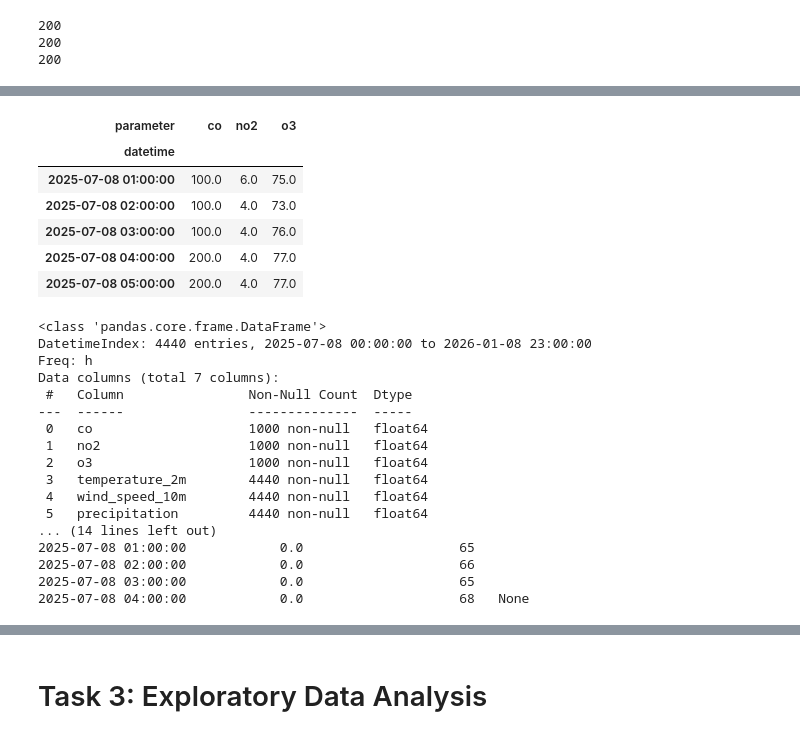
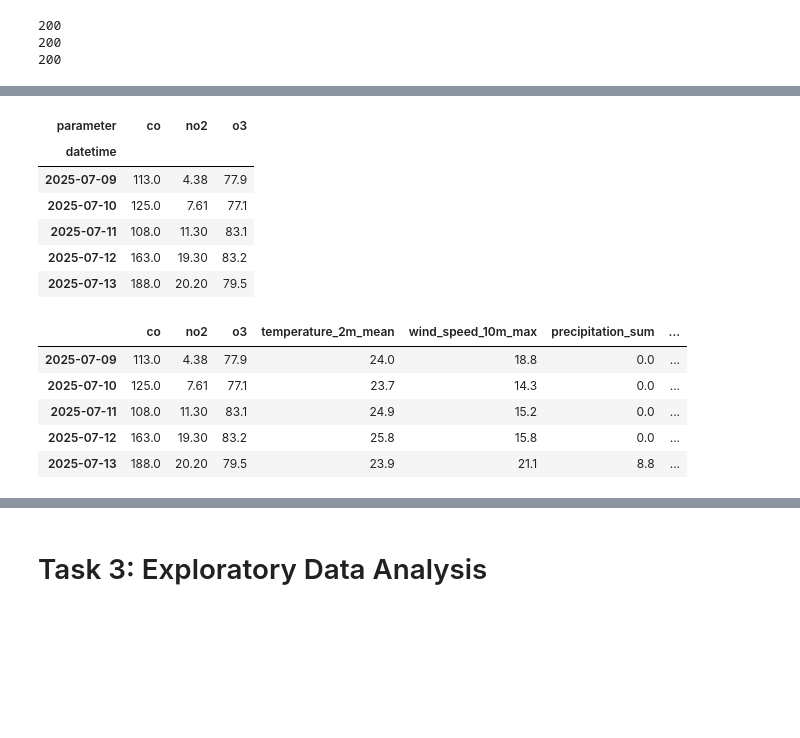
Before and after one commit to Gloreti03/Api-rest-homework-, a Jupyter notebook: apihomework.ipynb, the cells around one changed output, grey strips where cells are left out. Saved outputs shown, nothing was run; the diff lists cells and outputs as text; code cells hidden in the pictures; blank space fills up the shorter version.

```diff
--- a/apihomework.ipynb
+++ b/apihomework.ipynb
@@ -21,7 +21,13 @@ weather_params = {
 	"longitude": 12.51133,
 	"start_date": "2025-07-08",
 	"end_date": "2026-01-08",
-	"hourly": ["temperature_2m", "wind_speed_10m", "precipitation", "relative_humidity_2m"],
+	"daily": [
+        "temperature_2m_mean",
+        "wind_speed_10m_max",
+        "precipitation_sum",
+        "relative_humidity_2m_mean"
+    ],
+	"timezone": "Europe/Rome"
 }
 weather_response = requests.get(
 	weather_url,
@@ -83,11 +89,12 @@ pollutants = ["no2", "o3", "co"]
 
 # Quering the API for each sensor
 for id, pollutant in zip(sensor_ids, pollutants):
-    aq_url = f"https://api.openaq.org/v3/sensors/{id}/measurements/hourly"
-    aq_params={
-        "datetime_from": "2025-07-08",
-        "datetime_to": "2026-01-08",
-        "limit": 1000
+    aq_url = f"https://api.openaq.org/v3/sensors/{id}/days"
+    aq_params = {
+        "date_from": "2025-07-08T00:00:00",
+        "date_to": "2026-01-08T23:59:59",
+        "limit": 1000,
+        "group_by": "day"
     }
     aq_response = requests.get(
         aq_url,
@@ -134,66 +140,59 @@ def process_openaq_json(file_path):
 
     # Exctracting results
     results = data.get('results', [])
 
     # Exctracting useful data
     rows = []
     for item in results:
         rows.append({
-            'datetime': item['period']['datetimeTo']['local'],
-            'parameter': item['parameter']['name'],
-            'value': item['value']
+            'datetime': item.get('period', {}).get('datetimeTo', {}).get('local'),
+            'parameter': item.get('parameter', {}).get('name'),
+            'value': item.get('value')
         })
 
     # Creating data frames
     df = pd.DataFrame(rows)
 
     # Converting datetime object
-    df['datetime'] = pd.to_datetime(df['datetime']).dt.tz_localize(None)
+    df['datetime'] = pd.to_datetime(df['datetime'].str.slice(0, 10), errors='coerce')
+    df = df.dropna(subset=['datetime'])
 
     # Transforming df
-    df = df.pivot(index='datetime', columns='parameter', values='value')
+    df = df.pivot_table(index='datetime', columns='parameter', values='value')
     return df
 
 # Files to wrangle
 files = ['data/co_data.json', 'data/no2_data.json', 'data/o3_data.json']
 
 # Applying the function to each file
 dfs = [process_openaq_json(f) for f in files]
 
 # Joining all data frames
 df_aq = pd.concat(dfs, axis=1).sort_index()
 df_aq.head()
 # %% [output]
 | parameter | co | no2 | o3 |
 | datetime |  |  |  |
-| 2025-07-08 01:00:00 | 100.0 | 6.0 | 75.0 |
-| 2025-07-08 02:00:00 | 100.0 | 4.0 | 73.0 |
-| 2025-07-08 03:00:00 | 100.0 | 4.0 | 76.0 |
-| 2025-07-08 04:00:00 | 200.0 | 4.0 | 77.0 |
-| 2025-07-08 05:00:00 | 200.0 | 4.0 | 77.0 |
+| 2025-07-09 | 113.0 | 4.38 | 77.9 |
+| 2025-07-10 | 125.0 | 7.61 | 77.1 |
+| 2025-07-11 | 108.0 | 11.30 | 83.1 |
+| 2025-07-12 | 163.0 | 19.30 | 83.2 |
+| 2025-07-13 | 188.0 | 20.20 | 79.5 |
 # %%
 # Joining air quality data and weather ones
 df = pd.concat([df_aq, df_weather], axis=1).sort_index()
 
+# Removing rows with missing values
+df.dropna(inplace=True)
+
 # Saving the data to a csv file
 df.to_csv('data/combined_data.csv')
 
-print(df.head(), df.info())
+df.head()
 # %% [output]
-<class 'pandas.core.frame.DataFrame'>
-DatetimeIndex: 4440 entries, 2025-07-08 00:00:00 to 2026-01-08 23:00:00
-Freq: h
-Data columns (total 7 columns):
- #   Column                Non-Null Count  Dtype
----  ------                --------------  -----
- 0   co                    1000 non-null   float64
- 1   no2                   1000 non-null   float64
- 2   o3                    1000 non-null   float64
- 3   temperature_2m        4440 non-null   float64
- 4   wind_speed_10m        4440 non-null   float64
- 5   precipitation         4440 non-null   float64
-... (14 lines left out)
-2025-07-08 01:00:00            0.0                    65
-2025-07-08 02:00:00            0.0                    66
-2025-07-08 03:00:00            0.0                    65
-2025-07-08 04:00:00            0.0                    68   None
+|  | co | no2 | o3 | temperature_2m_mean | wind_speed_10m_max | precipitation_sum | ... |
+| 2025-07-09 | 113.0 | 4.38 | 77.9 | 24.0 | 18.8 | 0.0 | ... |
+| 2025-07-10 | 125.0 | 7.61 | 77.1 | 23.7 | 14.3 | 0.0 | ... |
+| 2025-07-11 | 108.0 | 11.30 | 83.1 | 24.9 | 15.2 | 0.0 | ... |
+| 2025-07-12 | 163.0 | 19.30 | 83.2 | 25.8 | 15.8 | 0.0 | ... |
+| 2025-07-13 | 188.0 | 20.20 | 79.5 | 23.9 | 21.1 | 8.8 | ... |
```
Also changed, not shown: parts of 5 cells of this notebook.
